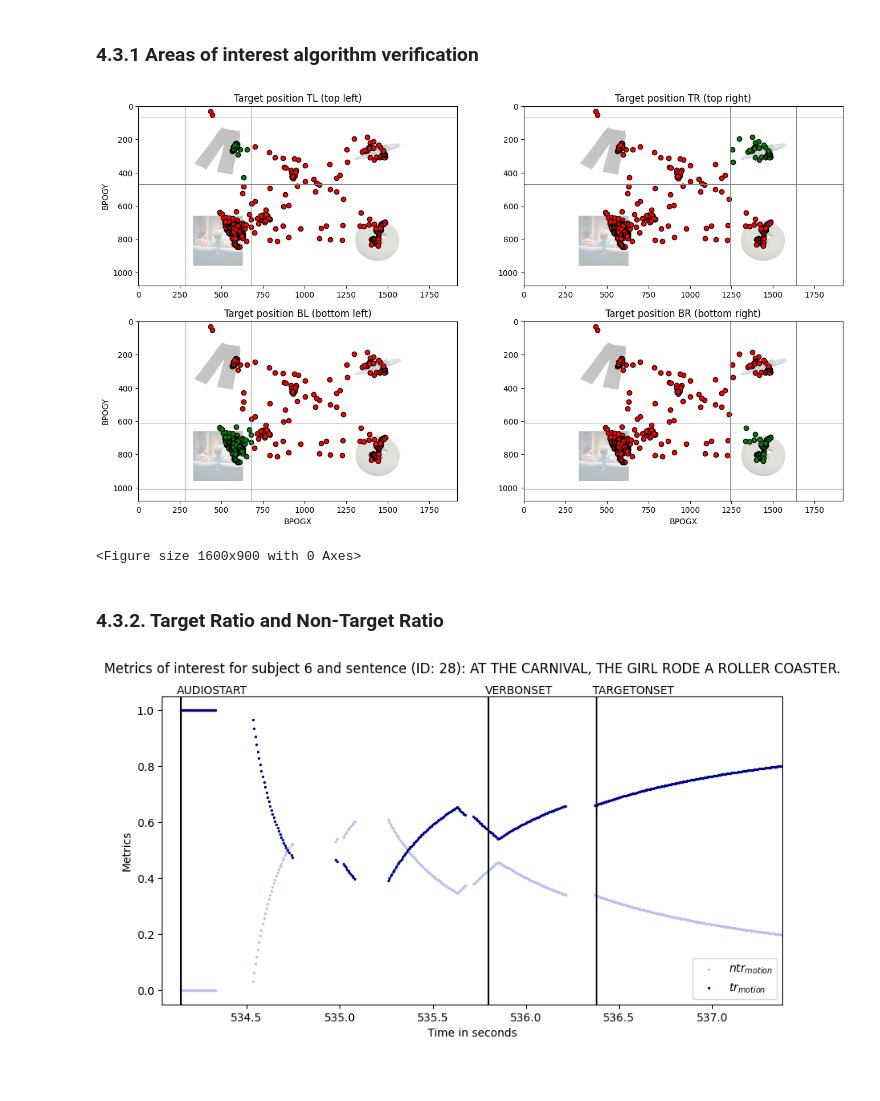
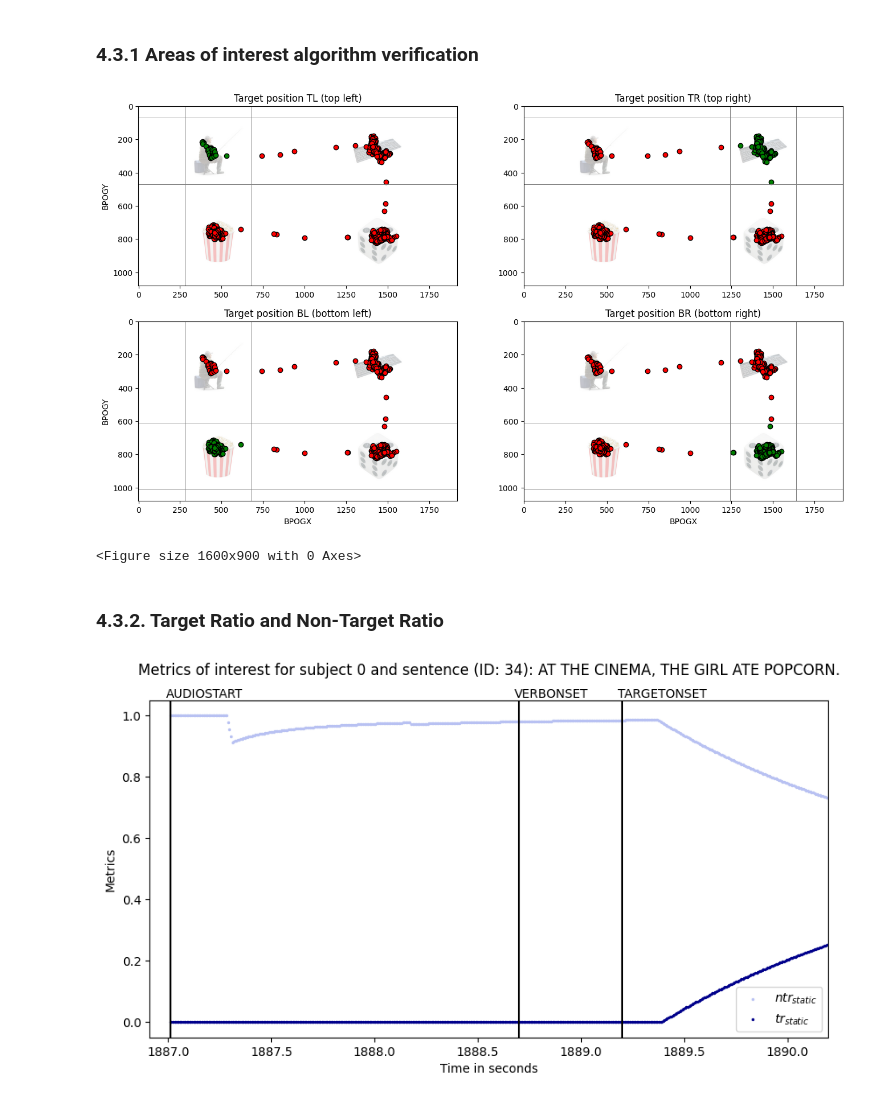
Before and after one commit to cleresk/sub-team-cat, a Jupyter notebook: scripts/analysis-subject.ipynb, the cells around one changed output. Drawn from its saved outputs; the diff is of its cells as text; code cells hidden in the pictures.

```diff
--- a/scripts/analysis-subject.ipynb
+++ b/scripts/analysis-subject.ipynb
@@ -373,9 +372,9 @@ def calc_aoi(data, sentence_id):
     fig.savefig(f'{plots_folder_name}/4-analysis-aoi_alg_{str(sentence_id)}_{condition.lower()}.png')
 
 
-calc_aoi(data, 33)
+calc_aoi(data, 34)
 # %% [output]
-[figure, old version]
+[figure, new version]
 <Figure size 1600x900 with 0 Axes>
 # %% [markdown]
 ### 4.3.2. Target Ratio and Non-Target Ratio
@@ -405,6 +404,10 @@ def calc_tr_ntr(data, highlight, sentence_id):
     condition = data_subset.loc[0, "CONDITION"]
     t_pos = first_row["TARGET_POS"]
 
+    # determin other AOIs
+    all_t_pos = ["TL", "TR", "BL", "BR"]
+    all_t_pos.remove(t_pos)
+
 
     for index, row in data_subset.iterrows():
 
@@ -413,57 +416,72 @@ def calc_tr_ntr(data, highlight, sentence_id):
         x = row["BPOGX"]
         y = row["BPOGY"]
         in_b_box = bpog_in_target_bbox(x, y, t_pos)
+        in_b_box_other = bpog_in_target_bbox(x, y, all_t_pos[0]) or bpog_in_target_bbox(x, y,  all_t_pos[1]) or bpog_in_target_bbox(x, y,  all_t_pos[2])
 
         # if first index
         if index == 0:
             if in_b_box:
-                data_subset.at[index, "TARGET_HITS_CUMMUL"] = 1
-                data_subset.at[index, "TARGET_RATIO"] = 1
+                # TR
+                data_subset.at[index, "TR_SMPL"] = 1
+                data_subset.at[index, "TR"] = 1
+                # NTR
+                data_subset.at[index, "NTR_SMPL"] = 0
+                data_subset.at[index, "NTR"] = 0
             else:
-                data_subset.at[index, "TARGET_HITS_CUMMUL"] = 0
-                data_subset.at[index, "TARGET_RATIO"] = 0
+                data_subset.at[index, "TR_SMPL"] = 0
+                data_subset.at[index, "TR"] = 0
+                if in_b_box_other:
+                    data_subset.at[index, "NTR_SMPL"] = 1
+                    data_subset.at[index, "NTR"] = 1
+                else:
+                    data_subset.at[index, "NTR_SMPL"] = 0
+                    data_subset.at[index, "NTR"] = 0
         else:
             if in_b_box:
-                data_subset.at[index, "TARGET_HITS_CUMMUL"] = data_subset.at[index-1, "TARGET_HITS_CUMMUL"] + 1
+                data_subset.at[index, "TR_SMPL"] = data_subset.at[index-1, "TR_SMPL"] + 1
+                data_subset.at[index, "NTR_SMPL"] = data_subset.at[index-1, "NTR_SMPL"]
             else:
-                data_subset.at[index, "TARGET_HITS_CUMMUL"] = data_subset.at[index-1, "TARGET_HITS_CUMMUL"]
-            data_subset.at[index, "TARGET_RATIO"] = data_subset.at[index, "TARGET_HITS_CUMMUL"]/idx
+                data_subset.at[index, "TR_SMPL"] = data_subset.at[index-1, "TR_SMPL"]
+                if in_b_box_other:
+                    data_subset.at[index, "NTR_SMPL"] = data_subset.at[index-1, "NTR_SMPL"] + 1
+                else:
+                    data_subset.at[index, "NTR_SMPL"] = data_subset.at[index-1, "NTR_SMPL"]
 
-    for index, row in data_subset.iterrows():
-        data_subset.at[index, "NONTARGET_RATIO"] = 1-data_subset.at[index, "TARGET_RATIO"]
+            data_subset.at[index, "TR"] = data_subset.at[index, "TR_SMPL"]/idx
+            data_subset.at[index, "NTR"] = data_subset.at[index, "NTR_SMPL"]/idx
 
 
     # plot
     fig = plt.figure(figsize=(10,5))
 
-    plt.scatter(data_subset["TIME"],data_subset["NONTARGET_RATIO"], s=2,color="#b8c1f2",label="$ntr_{"+condition.lower()+"}$")
-    plt.scatter(data_subset["TIME"],data_subset["TARGET_RATIO"], s=2,color="darkblue",label="$tr_{"+condition.lower()+"}$")
+    plt.scatter(data_subset["TIME"],data_subset["NTR"], s=2,color="#b8c1f2",label="$ntr_{"+condition.lower()+"}$")
+    plt.scatter(data_subset["TIME"],data_subset["TR"], s=2,color="darkblue",label="$tr_{"+condition.lower()+"}$")
 
     # labels and ticks
     plt.axvline(x = audiostart, color = 'r' if 'a' in highlight else 'k')
     plt.text(audiostart-0.02, 1.06, 'AUDIOSTART', color = 'r' if 'a' in highlight else 'k')
     plt.axvline(x = verb_onset, color = 'r' if 'v' in highlight else 'k')
     plt.text(verb_onset-0.02, 1.06, 'VERBONSET', color = 'r' if 'v' in highlight else 'k')
     plt.axvline(x = target_onset, color = 'r' if 't' in highlight else 'k')
     plt.text(target_onset-0.02, 1.06, 'TARGETONSET', color = 'r' if 't' in highlight else 'k')
 
     plt.title(f"Metrics of interest for subject {subject_no} and sentence (ID: {stc_id}): {stc}\n")
     plt.xlim((audiostart-0.1, target_onset+1))
     plt.ylim((-0.05,1.05))
     plt.ylabel("Metrics")
     plt.xlabel("Time in seconds")
     plt.legend(loc='lower right')
 
     # display plot
     plt.show()
 
     # save plot to assets
     fig.savefig(f'{plots_folder_name}/4-analysis-metrics_{str(sentence_id)}_{condition.lower()}.png')
 
 
-calc_tr_ntr(data, "", 28)
+calc_tr_ntr(data, "", 34)
 # %% [output]
-[figure, old version]
+[figure, new version]
 # %%
 def calc_tr_ntr_zoomed(data, highlight, sentence_id):
 
```
Also changed, not shown: parts of 7 cells of this notebook, 2 other files.
